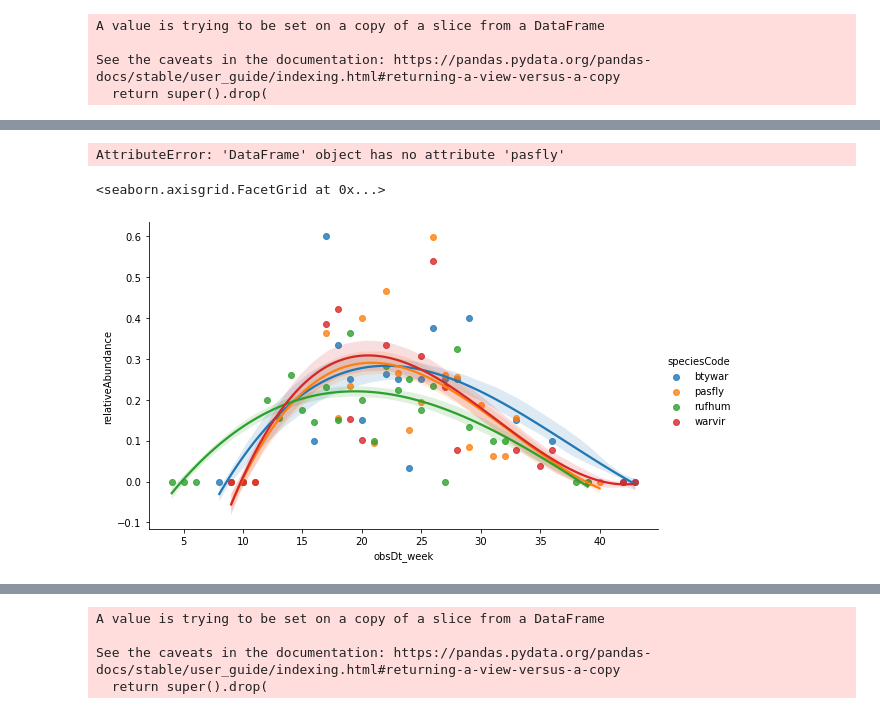
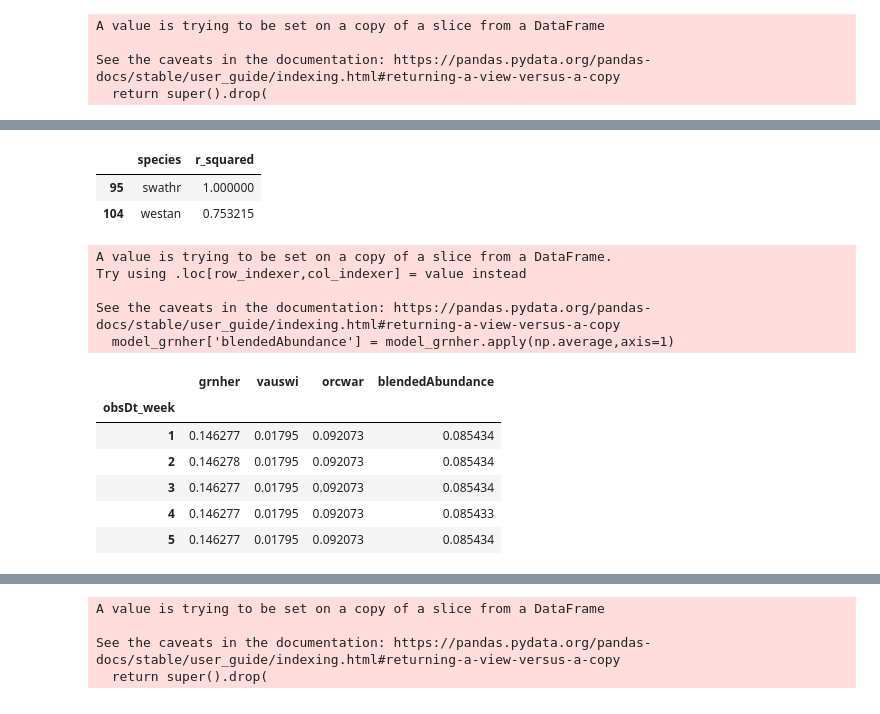
Before and after one commit to Tanag3r/trailheadDirect_birds, a Jupyter notebook: trailheadHabitat_analysis.ipynb, the cells around one changed output, grey strips where cells are left out. Cells and saved outputs as stored; diff of their text form; code cells hidden in the pictures.

```diff
--- a/trailheadHabitat_analysis.ipynb
+++ b/trailheadHabitat_analysis.ipynb
@@ -182,14 +201,29 @@ results.head(10)
 10 rows × 114 columns
 # %%
-fit = [(species,r2_score(results.pasfly,results[species])) for species in list(results)]
+fit = [(species,r2_score(results.swathr,results[species])) for species in list(results)]
 fit_df = pd.DataFrame(np.array(fit),columns=['species','r_squared'])
-fit_df.sort_values(by='r_squared',ascending=True)
+fit_df.sort_values(by='r_squared',ascending=False,inplace=True)
+fit_df['r_squared'] = fit_df['r_squared'].astype('float64')
+fit_df = fit_df[fit_df['r_squared'] > 0.65]
 fit_df
 # %% [output]
-AttributeError: 'DataFrame' object has no attribute 'pasfly'
+|  | species | r_squared |
+| 95 | swathr | 1.000000 |
+| 104 | westan | 0.753215 |
-# %%
-model___springSummer = wklyAbd_setSpecies(speciesList=['"Purple Martin"','"Warbling Vireo"','"Pacific-slope Flycatcher"','"Black-throated Gray Warbler"','"Rufous Hummingbird"'])
-sns.lmplot(data=model___springSummer,x='obsDt_week',y='relativeAbundance',order=3,ci=45,hue='speciesCode',aspect=1.61)
-# %% [output]
-<seaborn.axisgrid.FacetGrid at 0x...>
-[figure, removed]
+# %%
+model_grnher = results[['grnher','vauswi','orcwar']]
+model_grnher['blendedAbundance'] = model_grnher.apply(np.average,axis=1)
+model_grnher.head()
+# %% [output]
+A value is trying to be set on a copy of a slice from a DataFrame.
+Try using .loc[row_indexer,col_indexer] = value instead
+
+See the caveats in the documentation: https://pandas.pydata.org/pandas-docs/stable/user_guide/indexing.html#returning-a-view-versus-a-copy
+  model_grnher['blendedAbundance'] = model_grnher.apply(np.average,axis=1)
+|  | grnher | vauswi | orcwar | blendedAbundance |
+| obsDt_week |  |  |  |  |
+| 1 | 0.146277 | 0.01795 | 0.092073 | 0.085434 |
+| 2 | 0.146278 | 0.01795 | 0.092073 | 0.085434 |
+| 3 | 0.146277 | 0.01795 | 0.092073 | 0.085434 |
+| 4 | 0.146277 | 0.01795 | 0.092073 | 0.085433 |
+| 5 | 0.146277 | 0.01795 | 0.092073 | 0.085434 |
```
Also changed, not shown: parts of 10 cells of this notebook.
